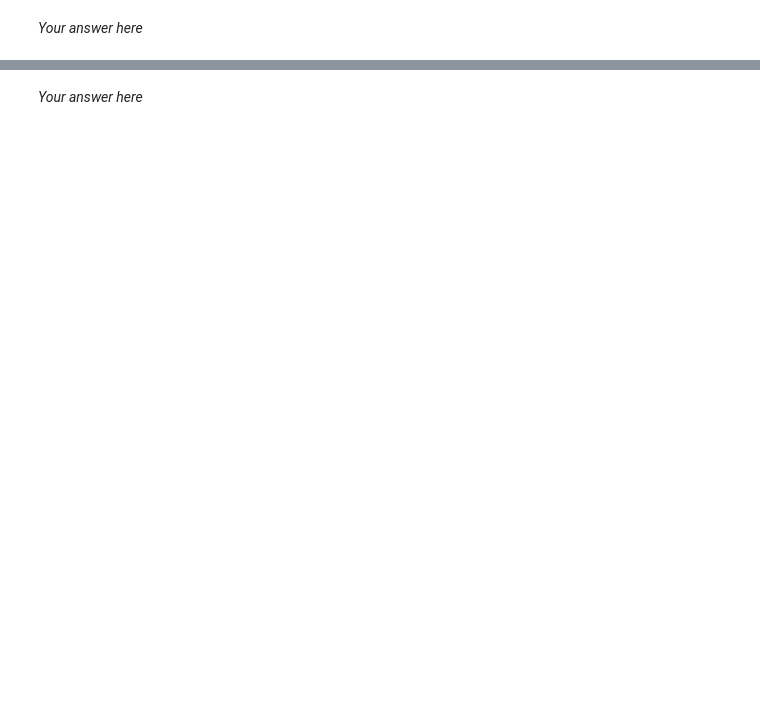
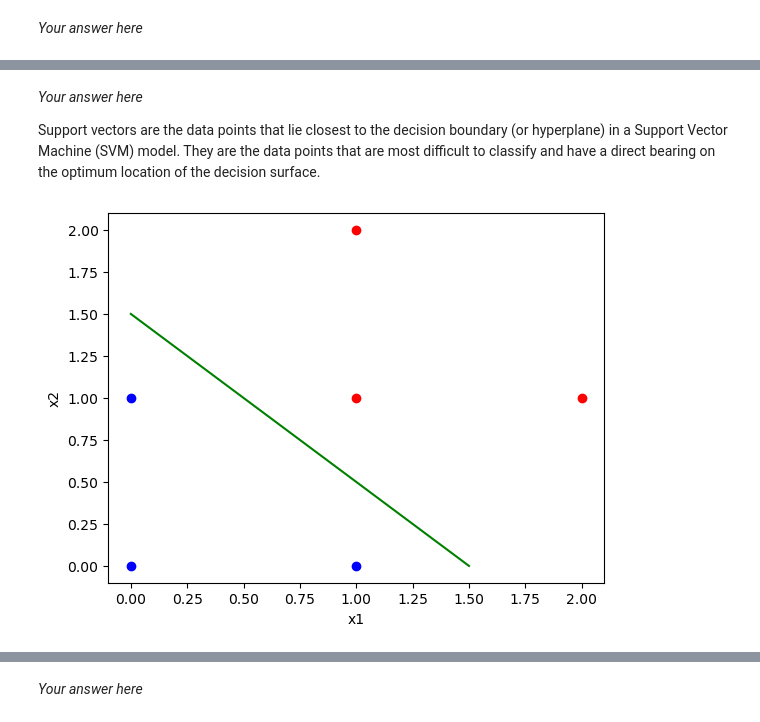
Before and after one commit to NoW0NDER/Spam-Assassin, a Jupyter notebook: A4.ipynb, the cells around one changed output, grey strips where cells are left out. Drawn from its saved outputs; the diff is of its cells as text; code cells hidden in the pictures; blank space fills up the shorter version.

```diff
--- a/A4.ipynb
+++ b/A4.ipynb
@@ -19,0 +181,18 @@ The parity problem returns 1 if the number of inputs that are 1 is even, and 0 o
+# %% [markdown]
+*Your answer here*
+
+
+Support vectors are the data points that lie closest to the decision boundary (or hyperplane) in a Support Vector Machine (SVM) model. They are the data points that are most difficult to classify and have a direct bearing on the optimum location of the decision surface.
+# %%
+import matplotlib.pyplot as plt
+class1 = [(1,1), (1,2), (2,1)]
+class2 = [(0,0), (1,0), (0,1)]
+
+plt.scatter([x[0] for x in class1], [x[1] for x in class1], color='red')
+plt.scatter([x[0] for x in class2], [x[1] for x in class2], color='blue')
+plt.plot([0, 1.5], [1.5, 0], color='green')
+plt.xlabel("x1")
+plt.ylabel("x2")
+plt.show()
+# %% [output]
+[figure, added]
```
Also changed, not shown: parts of 50 cells of this notebook.
